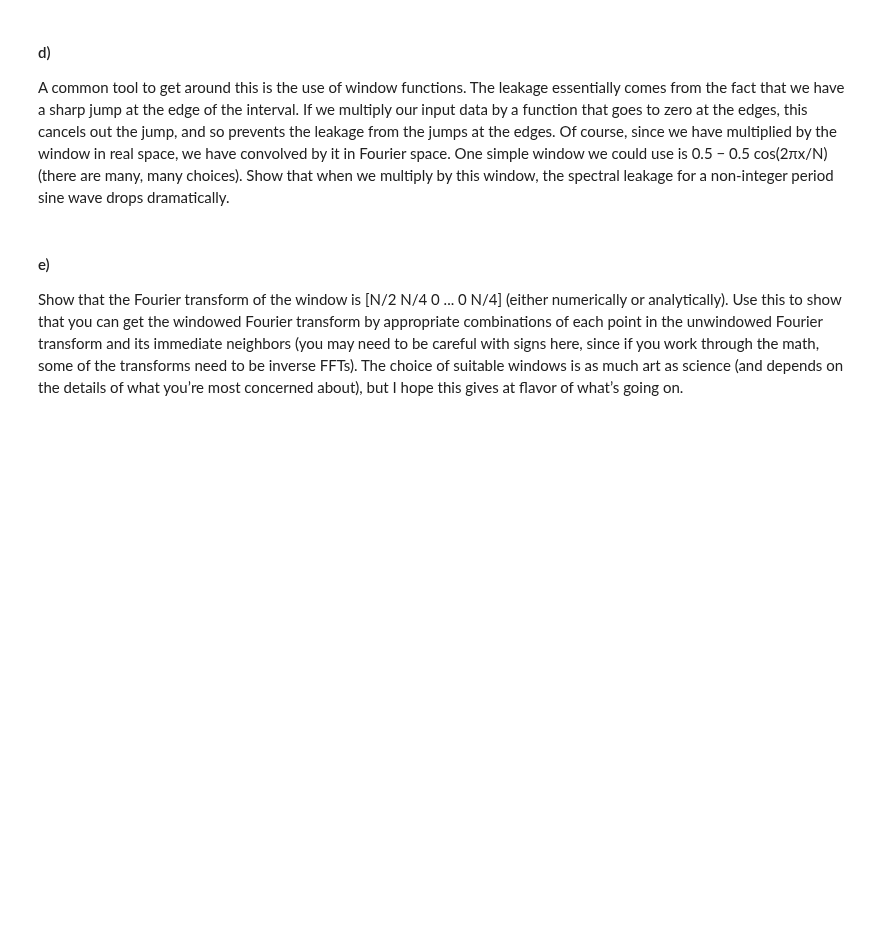
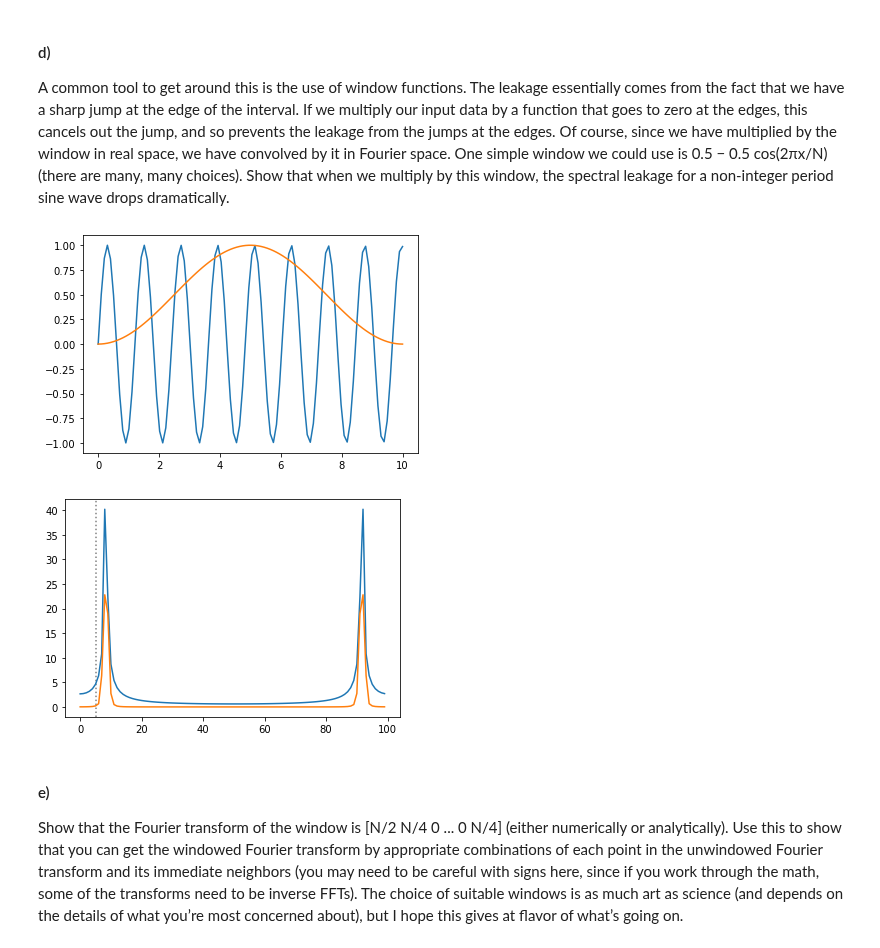
Before and after one commit to eklem1/Phys512_EK, a Jupyter notebook: PS4/PS4.ipynb, the cells around one changed output. Cells and saved outputs as stored; diff of their text form; code cells hidden in the pictures; blank space fills up the shorter version.

```diff
--- a/PS4/PS4.ipynb
+++ b/PS4/PS4.ipynb
@@ -183,6 +220,32 @@ We can use this to analytically write down the DFT of a non-integer sine wave. P
 # %% [markdown]
 #### d)
 A common tool to get around this is the use of window functions. The leakage essentially comes from the fact that we have a sharp jump at the edge of the interval. If we multiply our input data by a function that goes to zero at the edges, this cancels out the jump, and so prevents the leakage from the jumps at the edges. Of course, since we have multiplied by the window in real space, we have convolved by it in Fourier space. One simple window we could use is 0.5 − 0.5 cos(2πx/N) (there are many, many choices). Show that when we multiply by this window, the spectral leakage for a non-integer period sine wave drops dramatically.
+# %%
+#https://www.analog.com/media/en/technical-documentation/dsp-book/dsp_book_Ch8.pdf
+
+window = lambda x, N: 0.5 - 0.5*np.cos(2*np.pi*x/N)
+
+# is this actually right, i though n was the number of points, but that really doesn't give a good answer
+# only really works when x starts at 0??
+# am i off by a factor of 2pi in the sin / cos ?
+x = np.linspace(0, 10, 100)
+k = 5.2
+sinArr = np.sin(k*x)
+
+plt.plot(x, sinArr)
+plt.plot(x, window(x, max(x)))
+plt.show()
+
+sinArrDFT = np.fft.fft(sinArr)
+sinArrDFT_win = np.fft.fft(sinArr*window(x, max(x)))
+
+plt.axvline(k, ls=":", color="grey")
+plt.plot(abs(sinArrDFT))
+plt.plot(abs(sinArrDFT_win))
+plt.show()
+# %% [output]
+[figure, added]
+[figure, added]
 # %% [markdown]
 #### e)
 Show that the Fourier transform of the window is [N/2 N/4 0 ... 0 N/4] (either numerically or analytically). Use this to show that you can get the windowed Fourier transform by appropriate combinations of each point in the unwindowed Fourier transform and its immediate neighbors (you may need to be careful with signs here, since if you work through the math, some of the transforms need to be inverse FFTs). The choice of suitable windows is as much art as science (and depends on the details of what you’re most concerned about), but I hope this gives at flavor of what’s going on.
```
Also changed, not shown: parts of 7 cells of this notebook.
